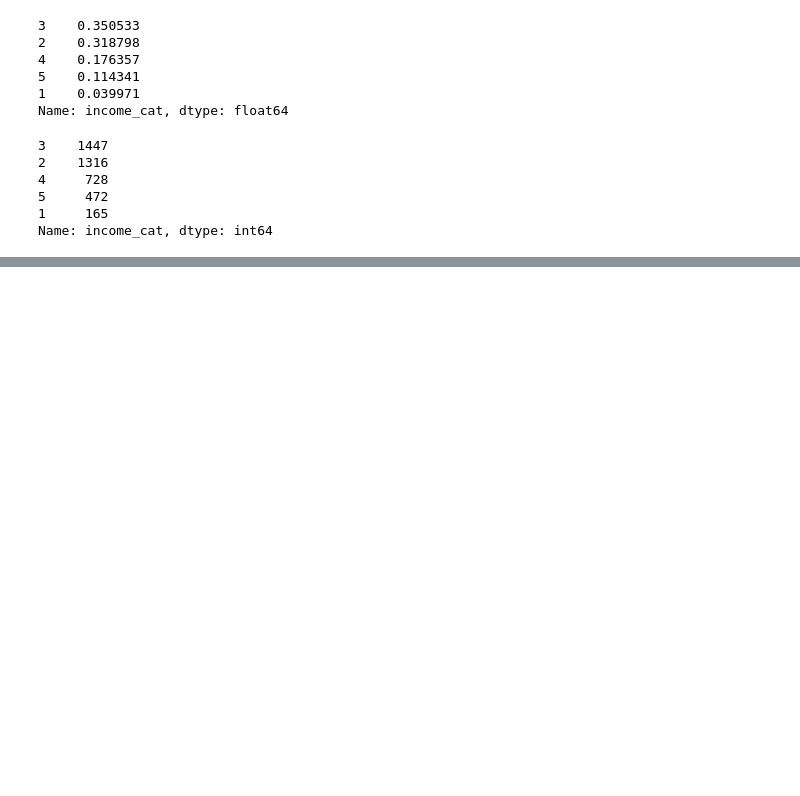
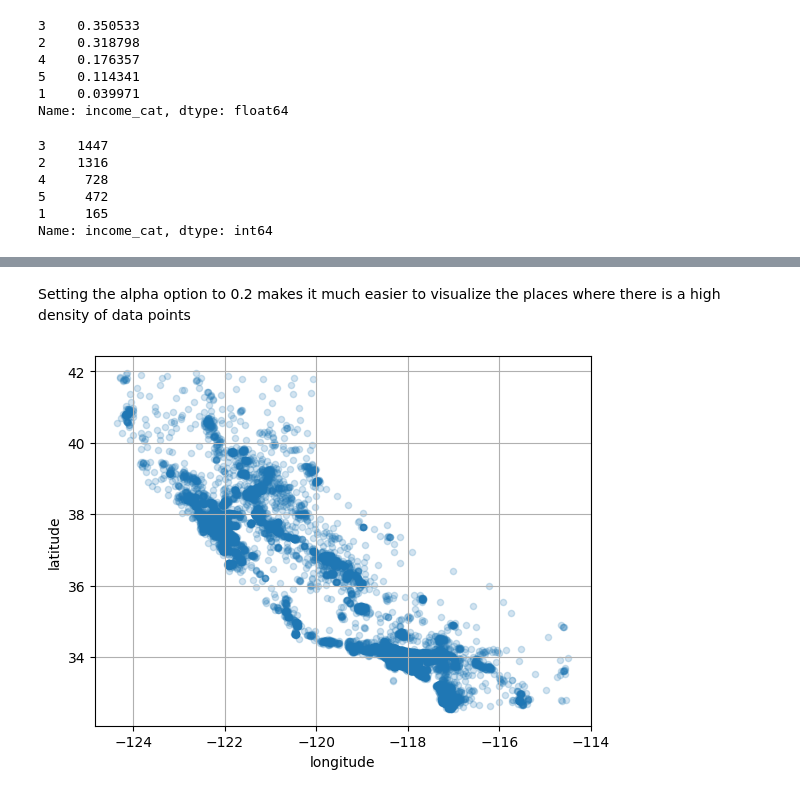
Before and after one commit to SocioPJ/HandsOn-ML, a Jupyter notebook: Chapter2_End-to-End_Machine_Learning_Project/California_House_Prices_Prediction/main.ipynb, the cells around one changed output, grey strips where cells are left out. Cells and saved outputs as stored; diff of their text form; code cells hidden in the pictures; blank space fills up the shorter version.

```diff
--- a/Chapter2_End-to-End_Machine_Learning_Project/California_House_Prices_Prediction/main.ipynb
+++ b/Chapter2_End-to-End_Machine_Learning_Project/California_House_Prices_Prediction/main.ipynb
@@ -202,0 +216,7 @@ Name: income_cat, dtype: int64
+# %% [markdown]
+Setting the alpha option to 0.2 makes it much easier to visualize the places where there is a high density of data points
+# %%
+housing.plot(kind = 'scatter', x = 'longitude',y ='latitude', grid=True,alpha=0.2)
+plt.show()
+# %% [output]
+[figure, added]
```
Also changed, not shown: parts of 9 cells of this notebook.
